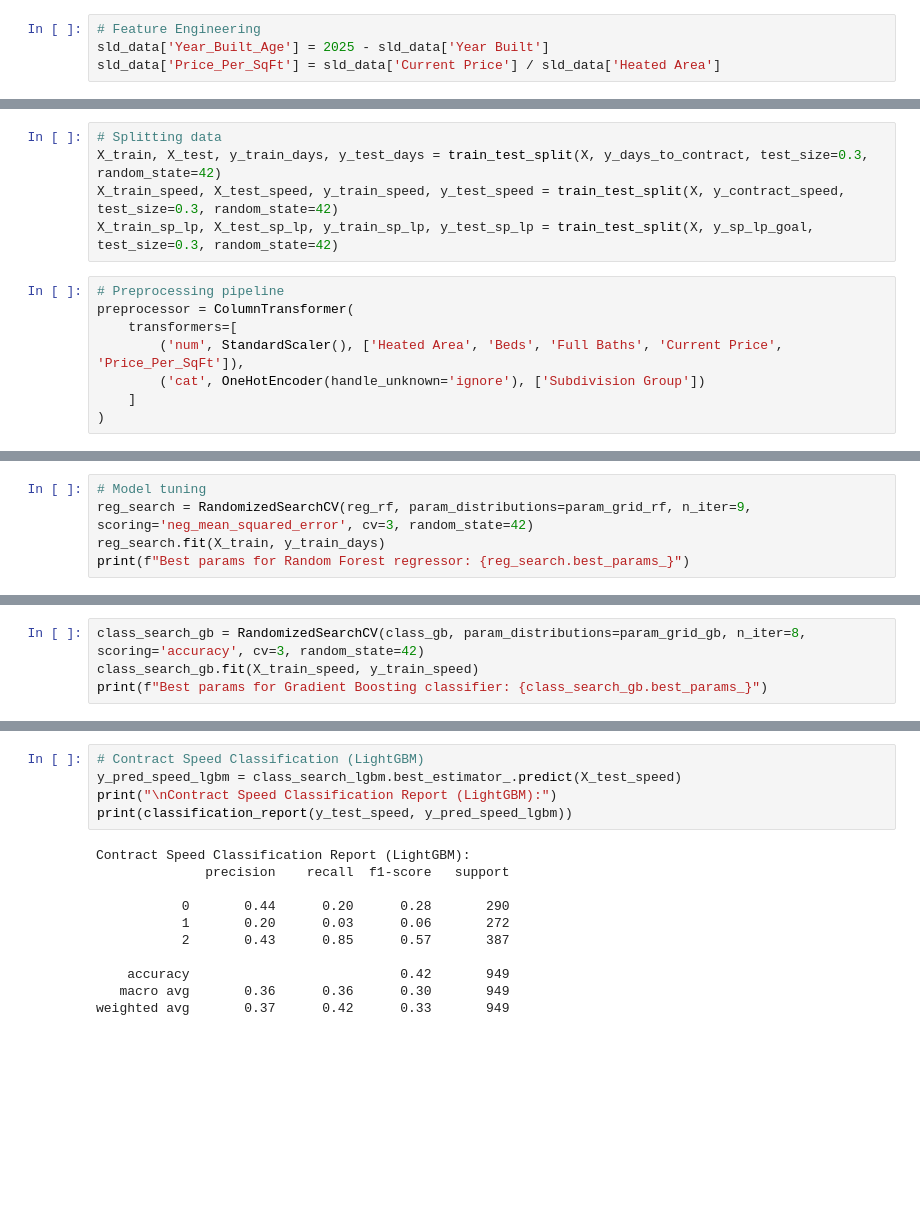
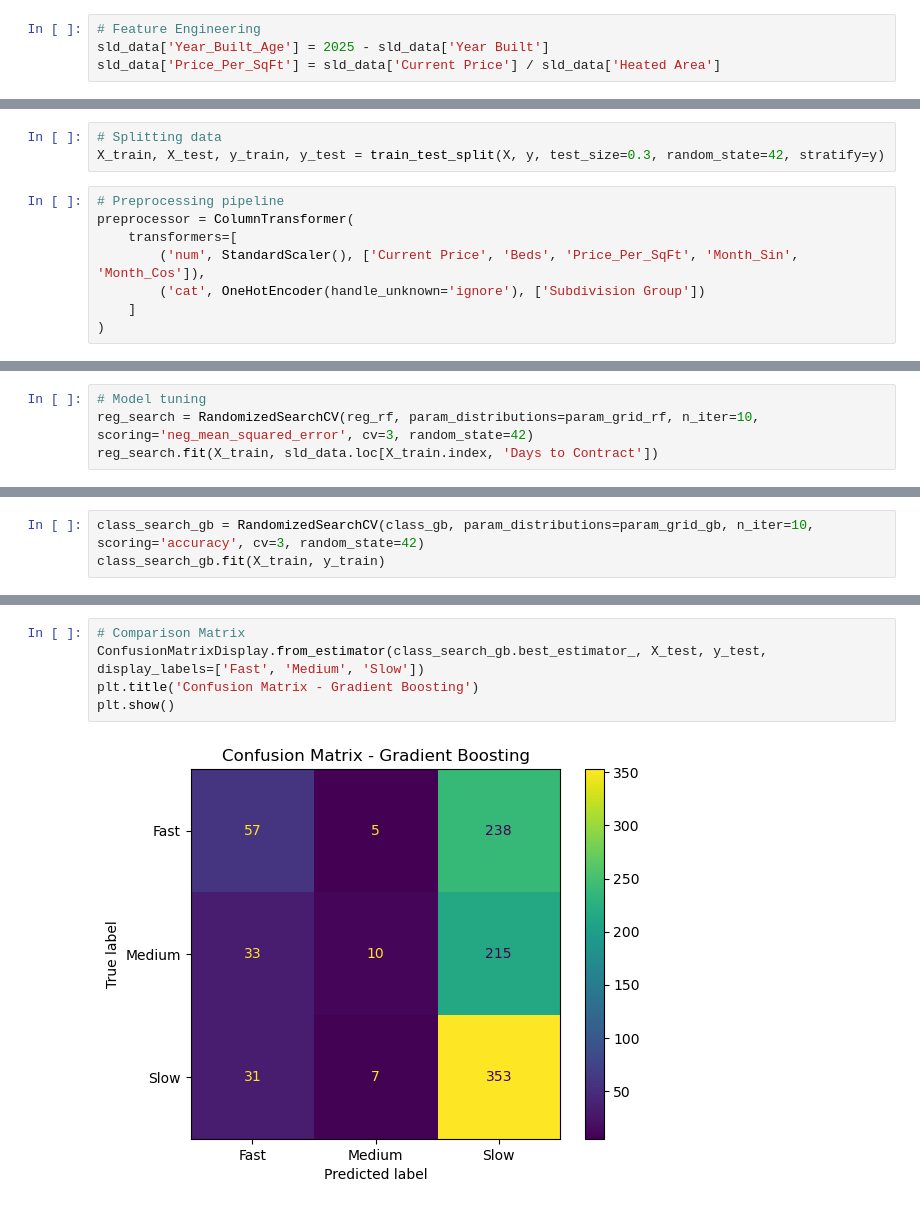
Before and after one commit to OmniaBekheet/Optimal-Pricing-Strategy-for-Quick-Sales---Capstone-3, a Jupyter notebook: Optimal Pricing Strategy for Quick Sales/Optimal Pricing Strategy for Quick Sales.ipynb, the cells around one changed output, grey strips where cells are left out. Cells and saved outputs as stored; diff of their text form; blank space fills up the shorter version.

```diff
--- a/Optimal Pricing Strategy for Quick Sales/Optimal Pricing Strategy for Quick Sales.ipynb
+++ b/Optimal Pricing Strategy for Quick Sales/Optimal Pricing Strategy for Quick Sales.ipynb
@@ -1131,13 +1132,11 @@ X = sld_data[['Heated Area', 'Beds', 'Full Baths', 'Current Price', 'Price_Per_S
 # %%
 # Splitting data
-X_train, X_test, y_train_days, y_test_days = train_test_split(X, y_days_to_contract, test_size=0.3, random_state=42)
-X_train_speed, X_test_speed, y_train_speed, y_test_speed = train_test_split(X, y_contract_speed, test_size=0.3, random_state=42)
-X_train_sp_lp, X_test_sp_lp, y_train_sp_lp, y_test_sp_lp = train_test_split(X, y_sp_lp_goal, test_size=0.3, random_state=42)
+X_train, X_test, y_train, y_test = train_test_split(X, y, test_size=0.3, random_state=42, stratify=y)
 # %%
 # Preprocessing pipeline
 preprocessor = ColumnTransformer(
     transformers=[
-        ('num', StandardScaler(), ['Heated Area', 'Beds', 'Full Baths', 'Current Price', 'Price_Per_SqFt']),
+        ('num', StandardScaler(), ['Current Price', 'Beds', 'Price_Per_SqFt', 'Month_Sin', 'Month_Cos']),
         ('cat', OneHotEncoder(handle_unknown='ignore'), ['Subdivision Group'])
     ]
 )
@@ -1155,7 +1154,6 @@ param_grid_xgb = {'classifier__n_estimators': [50, 100, 150], 'classifier__learn
 param_grid_lgbm = {'classifier__n_estimators': [50, 100], 'classifier__max_depth': [5, 10], 'classifier__learning_rate': [0.01, 0.1]}
 # %%
 # Model tuning
-reg_search = RandomizedSearchCV(reg_rf, param_distributions=param_grid_rf, n_iter=9, scoring='neg_mean_squared_error', cv=3, random_state=42)
-reg_search.fit(X_train, y_train_days)
-print(f"Best params for Random Forest regressor: {reg_search.best_params_}")
+reg_search = RandomizedSearchCV(reg_rf, param_distributions=param_grid_rf, n_iter=10, scoring='neg_mean_squared_error', cv=3, random_state=42)
+reg_search.fit(X_train, sld_data.loc[X_train.index, 'Days to Contract'])
 # %% [output]
@@ -1163,5 +1177,4 @@ Best params for Random Forest regressor: {'regressor__n_estimators': 100, 'regre
 # %%
-class_search_gb = RandomizedSearchCV(class_gb, param_distributions=param_grid_gb, n_iter=8, scoring='accuracy', cv=3, random_state=42)
-class_search_gb.fit(X_train_speed, y_train_speed)
-print(f"Best params for Gradient Boosting classifier: {class_search_gb.best_params_}")
+class_search_gb = RandomizedSearchCV(class_gb, param_distributions=param_grid_gb, n_iter=10, scoring='accuracy', cv=3, random_state=42)
+class_search_gb.fit(X_train, y_train)
 # %% [output]
@@ -1257,17 +1281,8 @@ weighted avg       0.37      0.41      0.36       949
 # %%
-# Contract Speed Classification (LightGBM)
-y_pred_speed_lgbm = class_search_lgbm.best_estimator_.predict(X_test_speed)
-print("\nContract Speed Classification Report (LightGBM):")
-print(classification_report(y_test_speed, y_pred_speed_lgbm))
+# Comparison Matrix
+ConfusionMatrixDisplay.from_estimator(class_search_gb.best_estimator_, X_test, y_test, display_labels=['Fast', 'Medium', 'Slow'])
+plt.title('Confusion Matrix - Gradient Boosting')
+plt.show()
 # %% [output]
-Contract Speed Classification Report (LightGBM):
-              precision    recall  f1-score   support
-
-           0       0.44      0.20      0.28       290
-           1       0.20      0.03      0.06       272
-           2       0.43      0.85      0.57       387
-
-    accuracy                           0.42       949
-   macro avg       0.36      0.36      0.30       949
-weighted avg       0.37      0.42      0.33       949
+[figure, added]
 # %%
```
Also changed, not shown: parts of 24 cells of this notebook.
